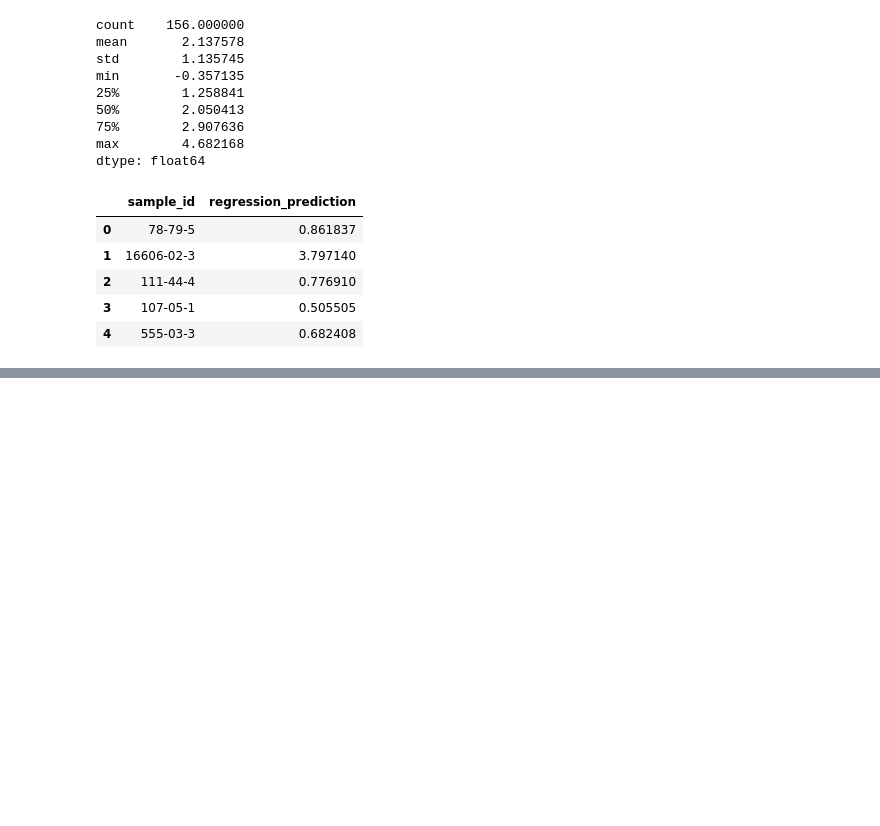
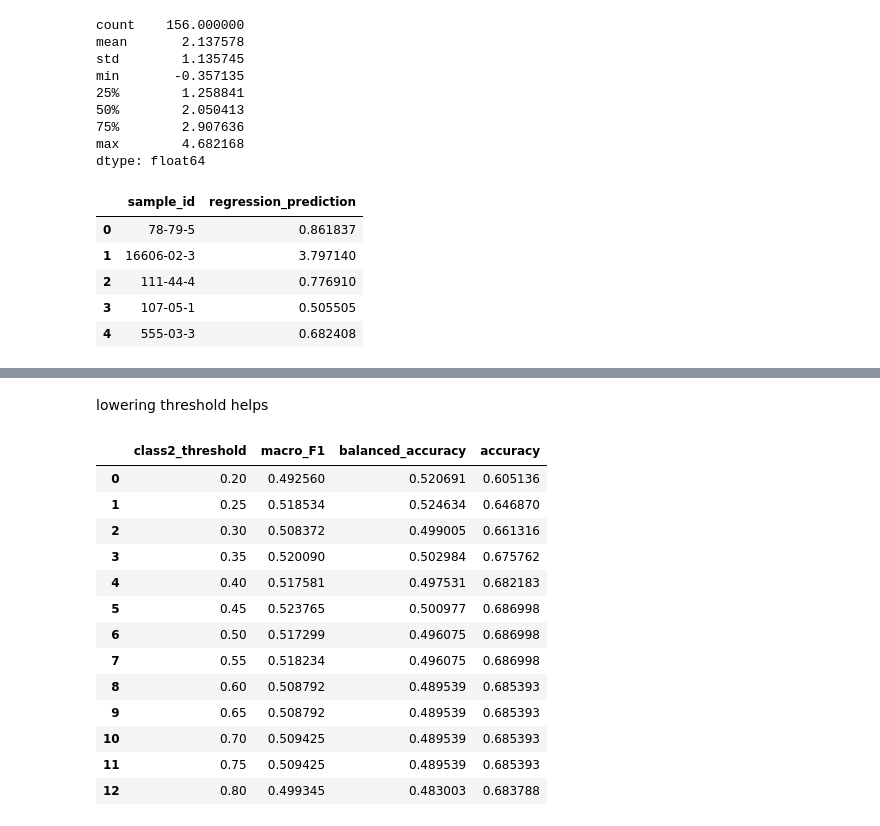
Before and after one commit to nnvero/KSE_ML_for_bioinformatics, a Jupyter notebook: practicals/week3/P3.ipynb, the cells around one changed output, grey strips where cells are left out. Cells and saved outputs as stored; diff of their text form; code cells hidden in the pictures; blank space fills up the shorter version.

```diff
--- a/practicals/week3/P3.ipynb
+++ b/practicals/week3/P3.ipynb
@@ -823,0 +1472,50 @@ reg_submission.to_csv('reg_submission.csv')
+# %% [markdown]
+lowering threshold helps
+# %%
+threshold_results_fine = []
+
+for threshold in np.arange(0.20, 0.81, 0.05):
+
+    y_pred = apply_class2_threshold(
+        oof_probabilities,
+        class_labels,
+        threshold
+    )
+
+    threshold_results_fine.append({
+        "class2_threshold": round(threshold, 2),
+        "macro_F1": f1_score(
+            y_cls,
+            y_pred,
+            average="macro"
+        ),
+        "balanced_accuracy": balanced_accuracy_score(
+            y_cls,
+            y_pred
+        ),
+        "accuracy": accuracy_score(
+            y_cls,
+            y_pred
+        )
+    })
+
+threshold_results_fine = pd.DataFrame(
+    threshold_results_fine
+)
+
+threshold_results_fine
+# %% [output]
+|  | class2_threshold | macro_F1 | balanced_accuracy | accuracy |
+| 0 | 0.20 | 0.492560 | 0.520691 | 0.605136 |
+| 1 | 0.25 | 0.518534 | 0.524634 | 0.646870 |
+| 2 | 0.30 | 0.508372 | 0.499005 | 0.661316 |
+| 3 | 0.35 | 0.520090 | 0.502984 | 0.675762 |
+| 4 | 0.40 | 0.517581 | 0.497531 | 0.682183 |
+| 5 | 0.45 | 0.523765 | 0.500977 | 0.686998 |
+| 6 | 0.50 | 0.517299 | 0.496075 | 0.686998 |
+| 7 | 0.55 | 0.518234 | 0.496075 | 0.686998 |
+| 8 | 0.60 | 0.508792 | 0.489539 | 0.685393 |
+| 9 | 0.65 | 0.508792 | 0.489539 | 0.685393 |
+| 10 | 0.70 | 0.509425 | 0.489539 | 0.685393 |
+| 11 | 0.75 | 0.509425 | 0.489539 | 0.685393 |
+| 12 | 0.80 | 0.499345 | 0.483003 | 0.683788 |
```
Also changed, not shown: parts of 62 cells of this notebook, 1 other file.
